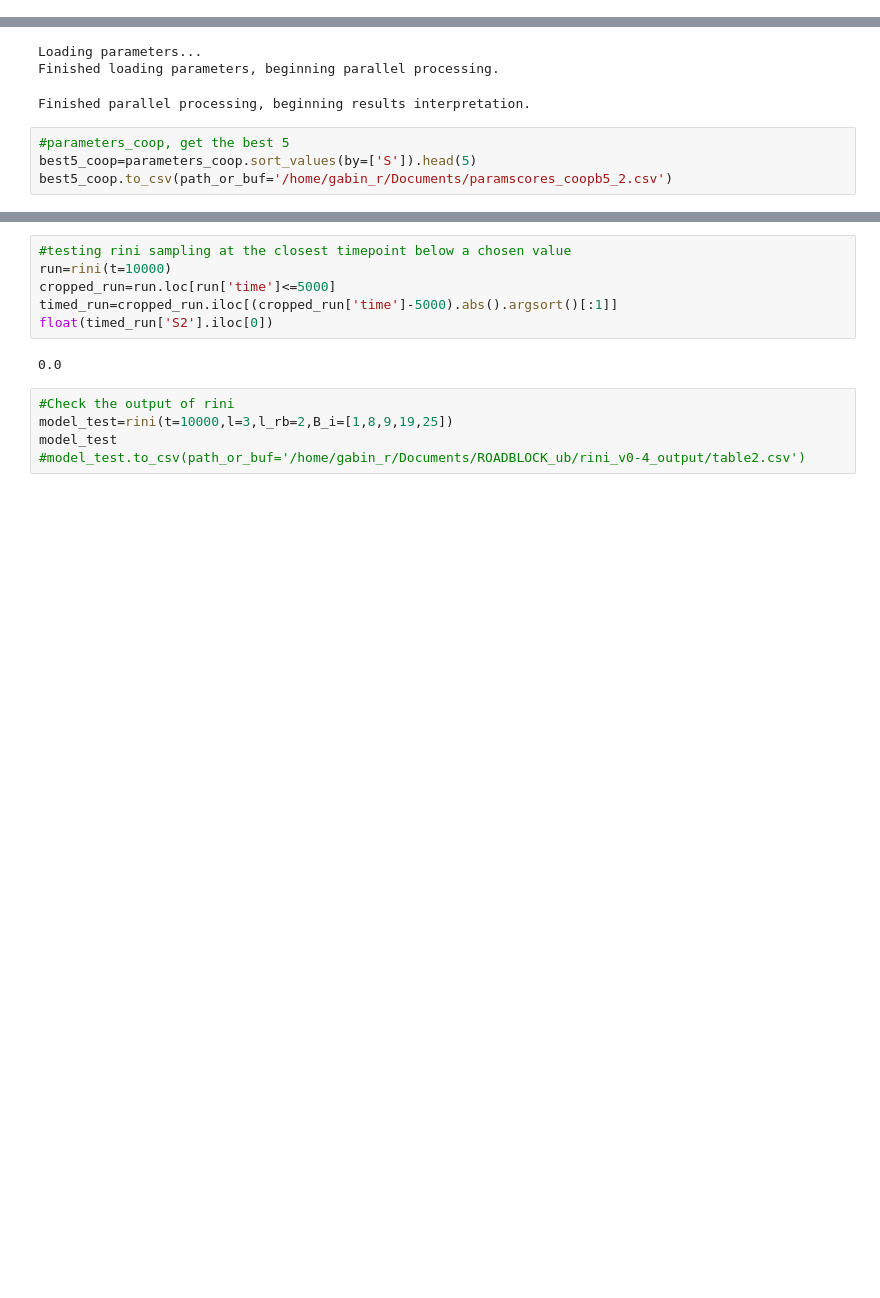
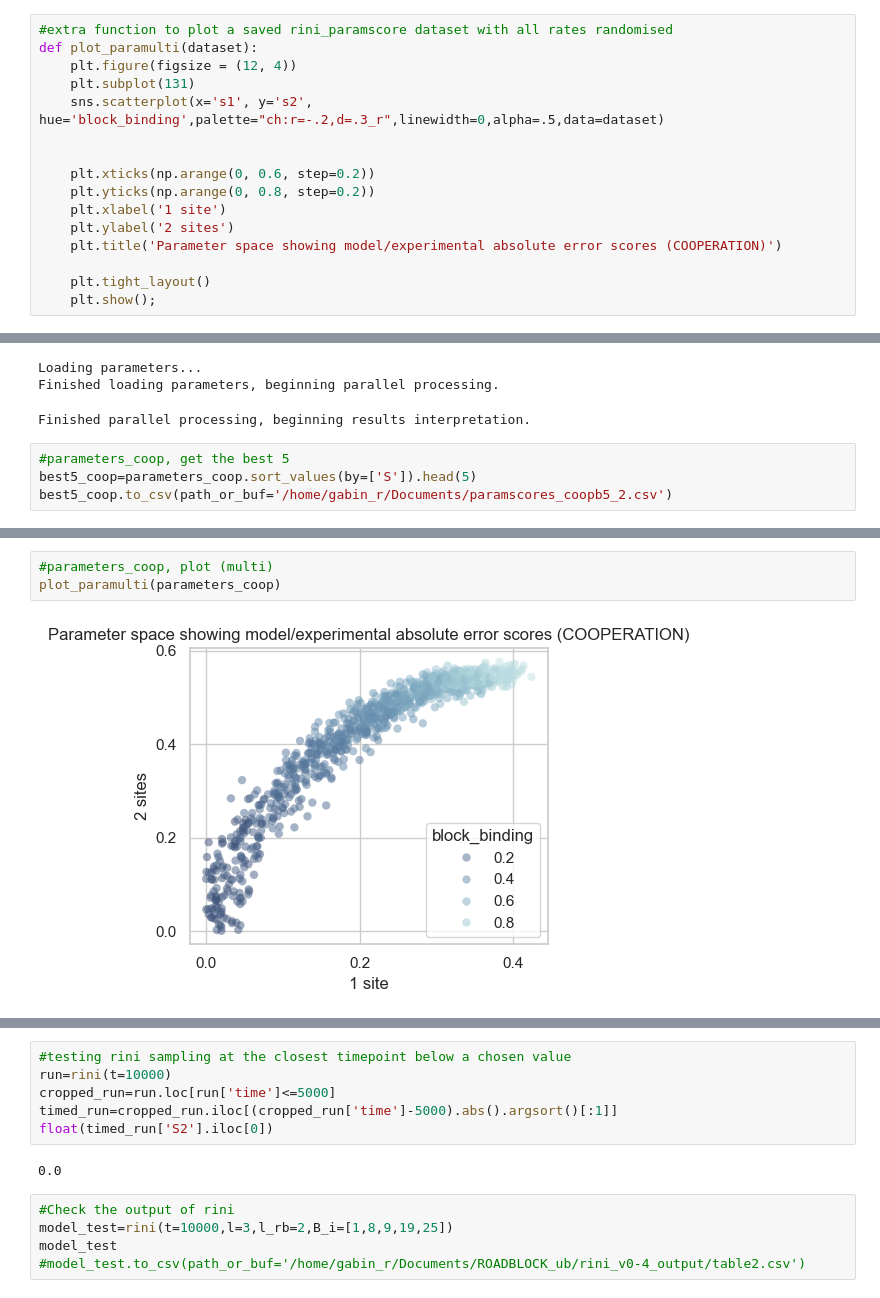
Before and after one commit to gabin-rousseau/roadblock_project, a Jupyter notebook: python/rini_v0-8.ipynb, the cells around one changed output, grey strips where cells are left out. Saved outputs shown, nothing was run; the diff lists cells and outputs as text; blank space fills up the shorter version.

```diff
--- a/python/rini_v0-8.ipynb
+++ b/python/rini_v0-8.ipynb
@@ -1398,6 +1398,22 @@ def plot_paramscore(dataset):
 
     plt.tight_layout()
     plt.show();
+# %%
+#extra function to plot a saved rini_paramscore dataset with all rates randomised
+def plot_paramulti(dataset):
+    plt.figure(figsize = (12, 4))
+    plt.subplot(131)
+    sns.scatterplot(x='s1', y='s2', hue='block_binding',palette="ch:r=-.2,d=.3_r",linewidth=0,alpha=.5,data=dataset)
+
+
+    plt.xticks(np.arange(0, 0.6, step=0.2))
+    plt.yticks(np.arange(0, 0.8, step=0.2))
+    plt.xlabel('1 site')
+    plt.ylabel('2 sites')
+    plt.title('Parameter space showing model/experimental absolute error scores (COOPERATION)')
+
+    plt.tight_layout()
+    plt.show();
 # %%
 random.randint(1,2)
 # %% [output]
@@ -1457,2 +1473,7 @@ plot_paramscore(parameters_inde)
 # %% [output]
 [figure]
+# %%
+#parameters_coop, plot (multi)
+plot_paramulti(parameters_coop)
+# %% [output]
+[figure, added]
```
Also changed, not shown: parts of 5 cells of this notebook.
